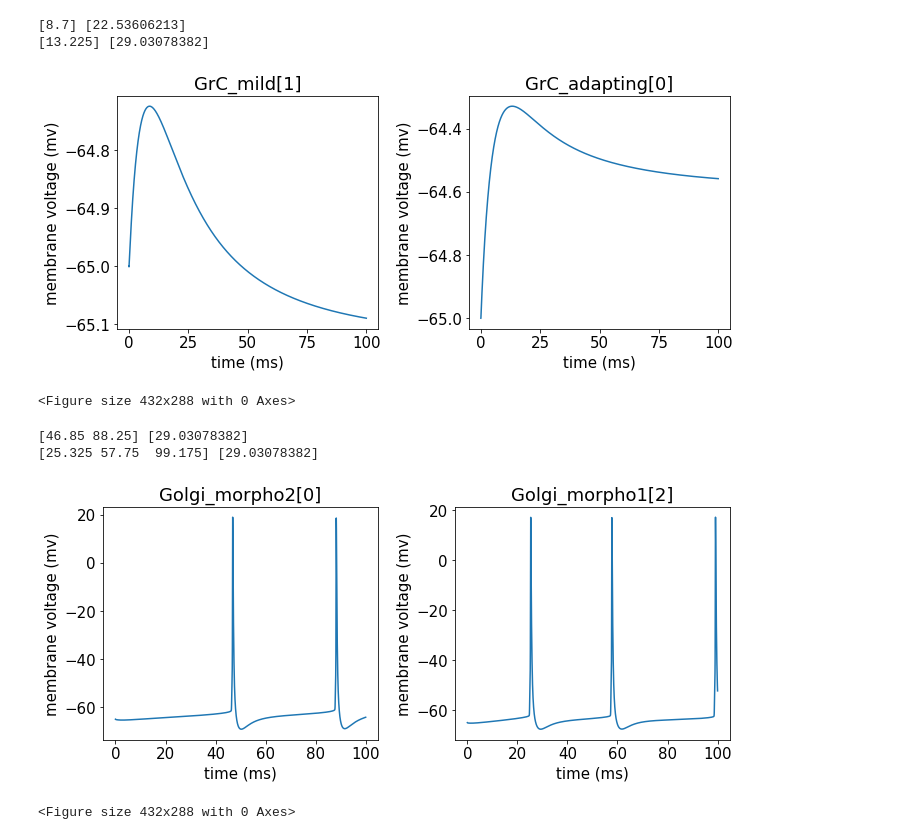
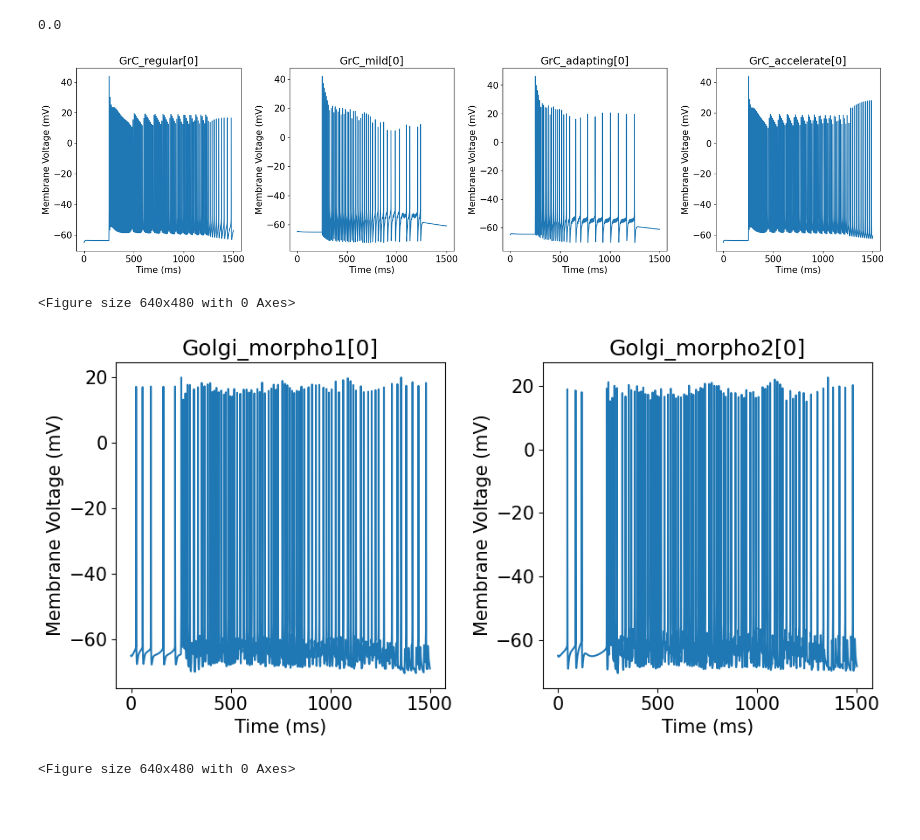
Before and after one commit to Spiritreaper331/Honors-Project-2022, a Jupyter notebook: Cerebellum Model/mid_rp_testing_100Hz.ipynb, the cells around one changed output. Saved outputs shown, nothing was run; the diff lists cells and outputs as text; code cells hidden in the pictures; blank space fills up the shorter version.

```diff
--- a/Cerebellum Model/mid_rp_testing_100Hz.ipynb
+++ b/Cerebellum Model/mid_rp_testing_100Hz.ipynb
@@ -34,9 +34,9 @@ golgi_cells = [[Golgi(i, morpho) for i in range(count)] for morpho, count in (
 golgi_cells = reduce(operator.concat, golgi_cells)
 
 grc_cells = [[GrC(i, subtype) for i in range(count)] for subtype, count in (
-    ("regular", 2), # 20%
-    ("mild", 3), # 30%
-    ("adapting", 4), # 40%
+    ("regular", 1), # 20%
+    ("mild", 1), # 30%
+    ("adapting", 1), # 40%
     ("accelerate", 1), # 10%
 )]
 
@@ -187,21 +181,25 @@ for j, golgi_cell in enumerate(golgi_cells):
         golgi_ncs_array.extend(h.NetCon(sec(0.5)._ref_v, syn.input, 0, 0.1, syn_weight[4], sec=sec)
                    for syn, sec in zip(golgi_cell.L_AA_NMDA_B, sections))
 # %%
+golgi_input_resis_array = [] # list for golgi cell input resistance
+grc_input_resis_array = [] # list for grc cell input resistance
+
 if DO_IMPEDANCE_MEASUREMENT:
-    h.finitialize(h.v_init)
-    h.fcurrent()
-
     for grc_cell in grc_cells:
         input_resis = h.Impedance()
         input_resis.loc(0.5, sec=grc_cell.soma[0]) # location of where input resis will be measured
         input_resis.compute(0, sec=grc_cell.soma[0])
         grc_input_resis_array.append(input_resis.input(0.5, sec=grc_cell.soma[0])) # store values of input_resis in array
 
+    print(grc_input_resis_array)
+
     for golgi_cell in golgi_cells:
         input_resis = h.Impedance()
         input_resis.loc(0.5, sec=golgi_cell.soma[0]) # location of where input resis will be measured
         input_resis.compute(0, sec=golgi_cell.soma[0])
         golgi_input_resis_array.append(input_resis.input(0.5, sec=golgi_cell.soma[0])) # store values of input_resis in array
+
+    print(golgi_input_resis_array)
 # %%
 def get_halfwidth(data, threshold, distance):
     peaks = sp.signal.find_peaks(data, threshold, distance)
@@ -212,7 +210,9 @@ def get_halfwidth(data, threshold, distance):
     # convert from samples to miliseconds
     widths *= h.dt
 
-    return(widths)
+    keys, peaks = zip(*peaks[1].items())
+
+    return(widths, peaks[0])
 # %%
 def create_syn_stim(cell, synapses, stim_data_mf, syn_weight):
 
@@ -246,64 +243,72 @@ def create_syn_stim(cell, synapses, stim_data_mf, syn_weight):
+# %%
+stims = []
+for j, grc_cell in enumerate(grc_cells):
+    # mossy fiber stim
+    stims.append(create_syn_stim(grc_cell, grc_cell.MF_GrC_AMPA + grc_cell.MF_GrC_NMDA_B, stim_data, syn_weight[5]))
+
+for j, golgi_cell in enumerate(golgi_cells):
+    # mossy fiber stim
+    stims.append(create_syn_stim(golgi_cell, golgi_cell.L_MF_NMDA_B + golgi_cell.L_MF_AMPA, stim_data, syn_weight[6]))
+# %%
+# run simulation
+h.finitialize(h.v_init)
+h.run()
+# %% [output]
+0.0
 # %%
 # plot traces of grc cells
 plt.rcParams.update({'font.size': 15})
-fig, axes = plt.subplots(1, 2, figsize = (10, 8))
+fig, axes = plt.subplots(1, 2, figsize = (20, 20))
 
 for j, grc_cell in enumerate(grc_cells):
-    plt.subplot(len(grc_cells), len(grc_cells), j + 1)
-
-    # mossy fiber stim
-    create_syn_stim(grc_cell, grc_cell.MF_GrC_AMPA + grc_cell.MF_GrC_NMDA_B, stim_data_mf, syn_weight[5])
-
+    plt.subplot(len(grc_cells), 4, j + 1)
     plt.plot(t, grc_cell.vm, label=str(grc_cell))
     plt.title(f"{grc_cell}")
     plt.xlabel("Time (ms)")
     plt.ylabel("Membrane Voltage (mV)")
 
     data = np.array(grc_cell.vm)
-    widths = get_halfwidth(data, threshold=0, distance=0.001)
+    data[data>50] = 50
+    grc_vm.append(data)
+    widths, peaks = get_halfwidth(data, threshold=0, distance=0.0001)
 
     grc_fr_array.append(len(grc_cell.spike_time_vec))
-    max_grc_v_array.append(np.max(data))
+    max_grc_v_array.append(peaks)
     min_grc_v_array.append(np.min(data))
     grc_halfwidth_array.append(widths)
 
 plt.tight_layout()
 plt.show()
-plt.savefig('high_rp_20Hz_grc_cells.svg', dpi = 300, facecolor='white', transparent=True)
+plt.savefig('mid_rp_100Hz_grc_cells.svg', dpi = 300, facecolor='white', transparent=True)
 # %% [output]
+[figure, new version]
-[8.7] [22.53606213]
-[13.225] [29.03078382]
+<Figure size 640x480 with 0 Axes>
-[figure, old version]
-<Figure size 432x288 with 0 Axes>
 # %%
 # plot traces of golgi cells
 plt.rcParams.update({'font.size': 15})
-fig, axes = plt.subplots(1, 2, figsize = (10, 8))
+fig, axes = plt.subplots(1, 2, figsize = (10, 5))
 
 for j, golgi_cell in enumerate(golgi_cells):
 
-    # mossy fiber stim
-    create_syn_stim(golgi_cell, golgi_cell.L_MF_NMDA_B + golgi_cell.L_MF_AMPA, stim_data_mf, syn_weight[6])
-
-    plt.subplot(len(golgi_cells), len(golgi_cells), j + 1)
+    plt.subplot(len(golgi_cells)//2, 2, j + 1)
     plt.plot(t, golgi_cell.vm, label=str(golgi_cell))
     plt.title(f"{golgi_cell}")
     plt.xlabel("Time (ms)")
     plt.ylabel("Membrane Voltage (mV)")
 
     data = np.array(golgi_cell.vm)
-    widths = get_halfwidth(data, threshold=0, distance=0.001)
+    data[data>50] = 50
+    golgi_vm.append(data)
+    widths, peaks = get_halfwidth(data, threshold=0, distance=0.0001)
 
     golgi_fr_array.append(len(golgi_cell.spike_time_vec)) # store number of times fired
-    max_golgi_v_array.append(np.max(data)) # store max amp
+    max_golgi_v_array.append(peaks) # store max amp
     min_golgi_v_array.append(np.min(data)) # store min amp
     golgi_halfwidth_array.append(widths)
 
 plt.tight_layout()
 plt.show()
-plt.savefig('high_rp_20Hz_golgi_cells.svg', dpi = 300, facecolor='white', transparent=True)
+plt.savefig('mid_rp_100Hz_golgi_cells.svg', dpi = 300, facecolor='white', transparent=True)
 # %% [output]
+[figure, new version]
-[46.85 88.25] [29.03078382]
-[25.325 57.75  99.175] [29.03078382]
+<Figure size 640x480 with 0 Axes>
-[figure, old version]
-<Figure size 432x288 with 0 Axes>
```
Also changed, not shown: parts of 9 cells of this notebook, 16 other files.
